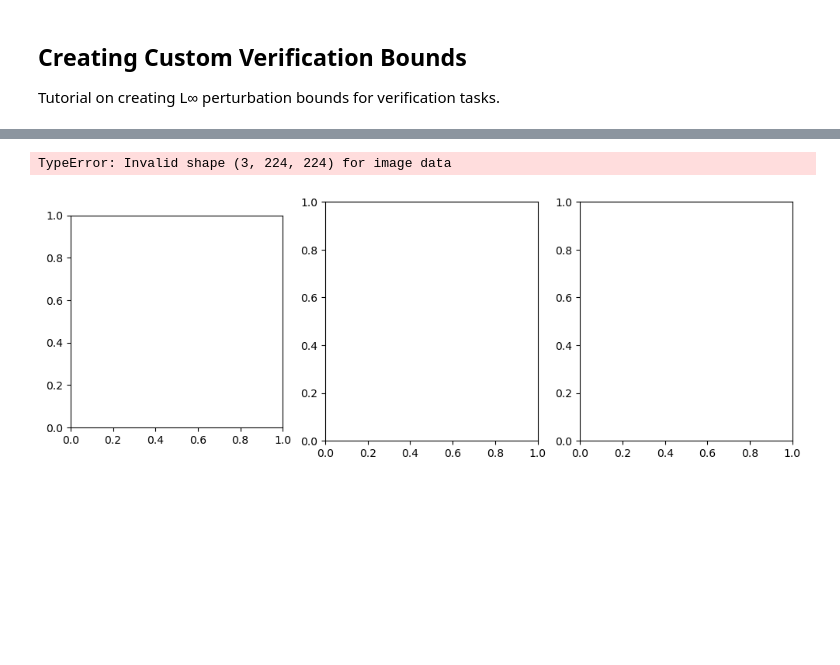
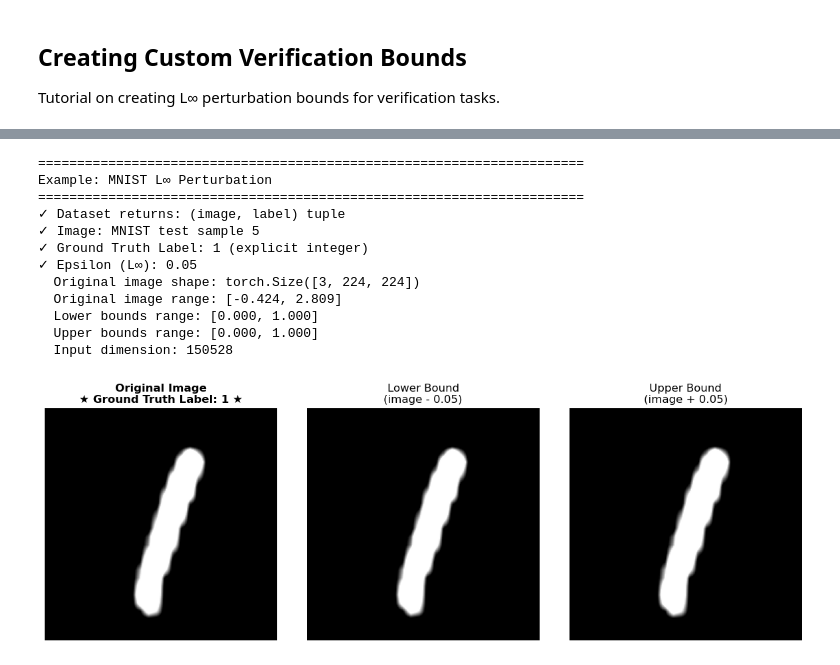
Before and after one commit to guanqin-123/ACT, a Jupyter notebook: ipynb/torchvision_visualization.ipynb, the cells around one changed output, grey strips where cells are left out. Cells and saved outputs as stored; diff of their text form; code cells hidden in the pictures; blank space fills up the shorter version.

Commit message:
fix torchvision ipynb

```diff
--- a/ipynb/torchvision_visualization.ipynb
+++ b/ipynb/torchvision_visualization.ipynb
@@ -169,14 +169,12 @@ Clipping input data to the valid range for imshow with RGB data ([0..1] for floa
 
 Tutorial on creating L∞ perturbation bounds for verification tasks.
 # %%
-"""
-Common approaches to create verification bounds for images:
-
-1. L_infinity (L∞) perturbation: Each pixel can vary by ±ε
-2. L2 perturbation: Total L2 distance from center ≤ ε
-3. Box constraints: Manual per-pixel bounds
-4. Normalized bounds: Apply after normalization (mean/std)
-"""
+# Common approaches to create verification bounds for images:
+#
+# 1. L_infinity (L∞) perturbation: Each pixel can vary by ±ε
+# 2. L2 perturbation: Total L2 distance from center ≤ ε
+# 3. Box constraints: Manual per-pixel bounds
+# 4. Normalized bounds: Apply after normalization (mean/std)
 
 def create_linf_bounds(image, epsilon, pixel_range=(0, 1)):
     """
@@ -208,28 +206,60 @@ print("="*70)
 mnist_img, mnist_label = dataset[5]
 epsilon_mnist = 0.05
 
-lower_mnist, upper_mnist = create_linf_bounds(mnist_img.squeeze(), epsilon_mnist)
+lower_mnist, upper_mnist = create_linf_bounds(mnist_img, epsilon_mnist)
 
 print(f"✓ Dataset returns: (image, label) tuple")
 print(f"✓ Image: MNIST test sample 5")
 print(f"✓ Ground Truth Label: {mnist_label} (explicit integer)")
 print(f"✓ Epsilon (L∞): {epsilon_mnist}")
+print(f"  Original image shape: {mnist_img.shape}")
 print(f"  Original image range: [{mnist_img.min():.3f}, {mnist_img.max():.3f}]")
 print(f"  Lower bounds range: [{lower_mnist.min():.3f}, {lower_mnist.max():.3f}]")
 print(f"  Upper bounds range: [{upper_mnist.min():.3f}, {upper_mnist.max():.3f}]")
 print(f"  Input dimension: {len(lower_mnist)}")
 
-# Visualize
+# Visualize - handle both grayscale and RGB images
 fig, axes = plt.subplots(1, 3, figsize=(12, 4))
-axes[0].imshow(mnist_img.squeeze(), cmap='gray', vmin=0, vmax=1)
+
+# Original image
+img_np = mnist_img.numpy() if isinstance(mnist_img, torch.Tensor) else mnist_img
+if img_np.ndim == 3:  # (C, H, W) format
+    if img_np.shape[0] == 1:  # Grayscale
+        img_display = img_np.squeeze()
+        cmap = 'gray'
+        img_shape = img_np.shape
+    else:  # RGB - transpose to (H, W, C)
+        img_display = np.transpose(img_np, (1, 2, 0))
+        cmap = None
+        img_shape = img_np.shape
+else:  # Already (H, W)
+    img_display = img_np
+    cmap = 'gray'
+    img_shape = (1, *img_np.shape)
+
+axes[0].imshow(img_display, cmap=cmap, vmin=0, vmax=1)
 axes[0].set_title(f'Original Image\n★ Ground Truth Label: {mnist_label} ★', fontweight='bold')
 axes[0].axis('off')
 
-axes[1].imshow(lower_mnist.reshape(28, 28), cmap='gray', vmin=0, vmax=1)
+# Lower bound
+lower_reshaped = lower_mnist.reshape(img_shape)
+if lower_reshaped.ndim == 3 and lower_reshaped.shape[0] > 1:
+    lower_display = np.transpose(lower_reshaped, (1, 2, 0))
+else:
+    lower_display = lower_reshaped.squeeze()
+
+axes[1].imshow(lower_display, cmap=cmap, vmin=0, vmax=1)
 axes[1].set_title(f'Lower Bound\n(image - {epsilon_mnist})')
 axes[1].axis('off')
 
-axes[2].imshow(upper_mnist.reshape(28, 28), cmap='gray', vmin=0, vmax=1)
+# Upper bound
+upper_reshaped = upper_mnist.reshape(img_shape)
+if upper_reshaped.ndim == 3 and upper_reshaped.shape[0] > 1:
+    upper_display = np.transpose(upper_reshaped, (1, 2, 0))
+else:
+    upper_display = upper_reshaped.squeeze()
+
+axes[2].imshow(upper_display, cmap=cmap, vmin=0, vmax=1)
 axes[2].set_title(f'Upper Bound\n(image + {epsilon_mnist})')
 axes[2].axis('off')
 
@@ -276,2 +296,13 @@ Example: MNIST L∞ Perturbation
-TypeError: Invalid shape (3, 224, 224) for image data
+======================================================================
+Example: MNIST L∞ Perturbation
+======================================================================
+✓ Dataset returns: (image, label) tuple
+✓ Image: MNIST test sample 5
+✓ Ground Truth Label: 1 (explicit integer)
+✓ Epsilon (L∞): 0.05
+  Original image shape: torch.Size([3, 224, 224])
+  Original image range: [-0.424, 2.809]
+  Lower bounds range: [0.000, 1.000]
+  Upper bounds range: [0.000, 1.000]
+  Input dimension: 150528
-[figure, old version]
+[figure, new version]
```
Also changed, not shown: parts of 1 cell of this notebook.
